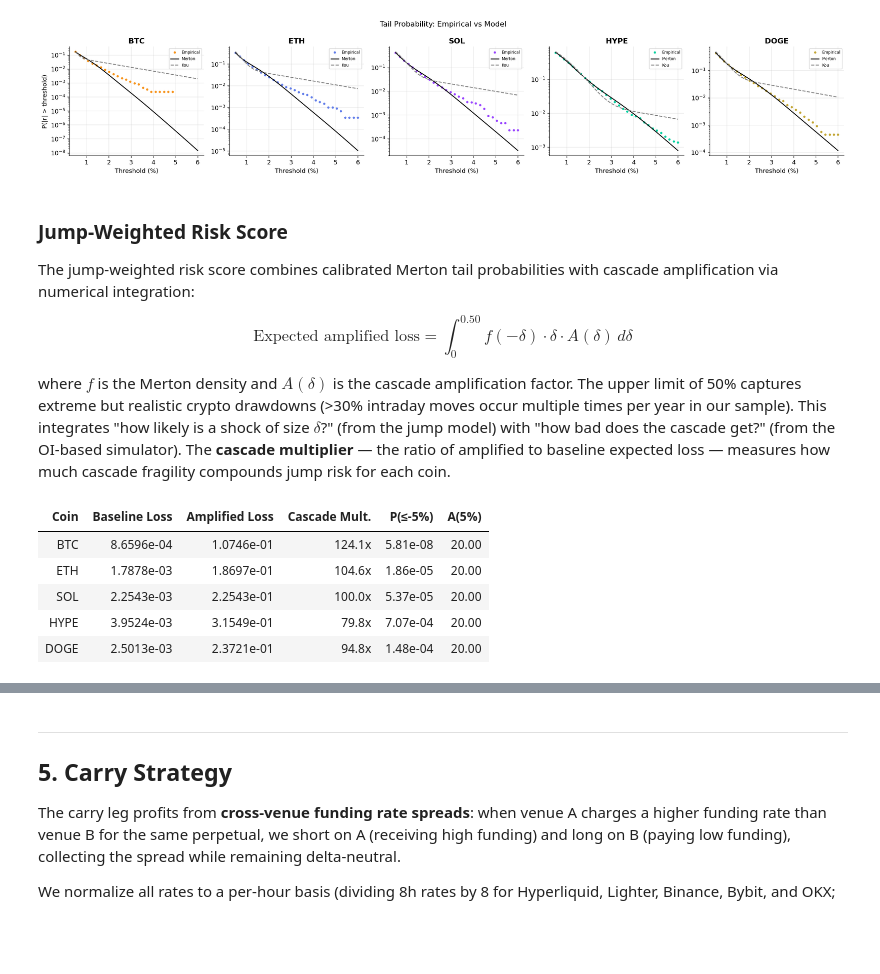
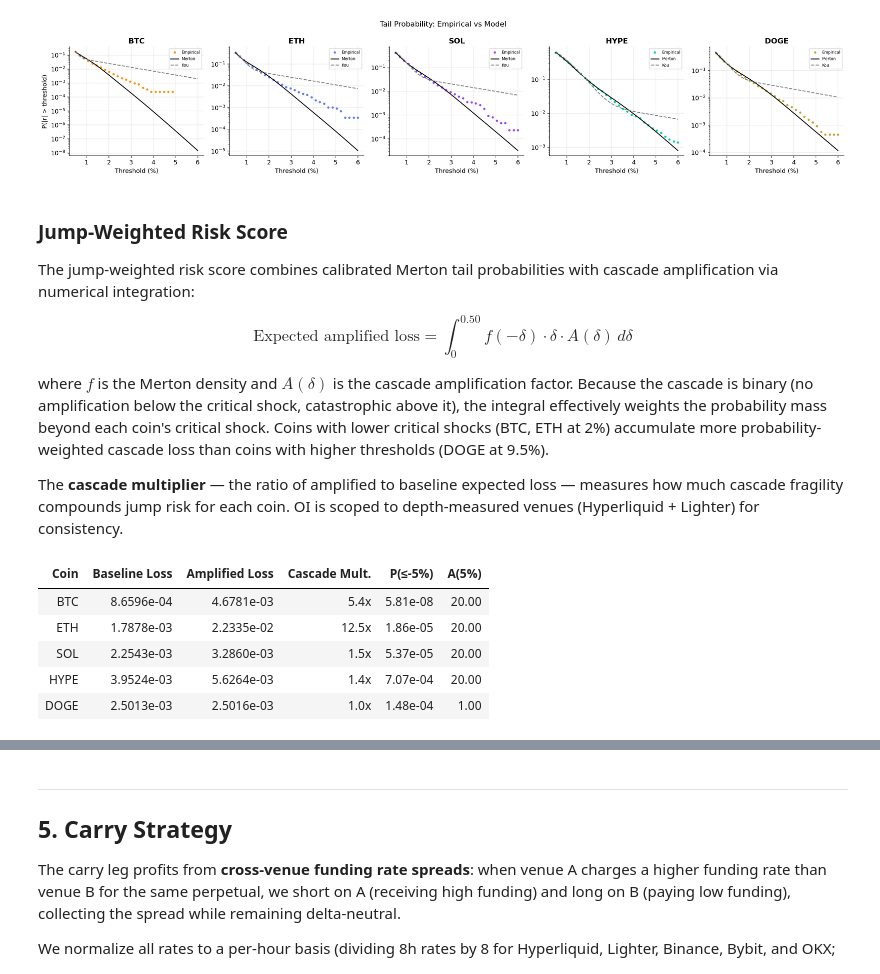
Before and after one commit to 0xknxwledge/group-m-finm33150-final, a Jupyter notebook: notebooks/final.ipynb, the cells around one changed output, grey strips where cells are left out. Saved outputs shown, nothing was run; the diff lists cells and outputs as text; code cells hidden in the pictures; blank space fills up the shorter version.

```diff
--- a/notebooks/final.ipynb
+++ b/notebooks/final.ipynb
@@ -627,41 +623,47 @@ amplification via numerical integration:
 $$\text{Expected amplified loss} = \int_0^{0.50} f(-\delta) \cdot \delta \cdot A(\delta)\, d\delta$$
 
 where $f$ is the Merton density and $A(\delta)$ is the cascade amplification factor.
-The upper limit of 50% captures extreme but realistic crypto drawdowns (>30% intraday
-moves occur multiple times per year in our sample). This integrates "how likely is a shock
-of size $\delta$?" (from the jump model) with "how bad does the cascade get?" (from the
-OI-based simulator). The **cascade multiplier** — the ratio of amplified to baseline
-expected loss — measures how much cascade fragility compounds jump risk for each coin.
+Because the cascade is binary (no amplification below the critical shock, catastrophic above
+it), the integral effectively weights the probability mass beyond each coin's critical shock.
+Coins with lower critical shocks (BTC, ETH at 2%) accumulate more probability-weighted cascade
+loss than coins with higher thresholds (DOGE at 9.5%).
+
+The **cascade multiplier** — the ratio of amplified to baseline expected loss — measures how
+much cascade fragility compounds jump risk for each coin. OI is scoped to depth-measured venues
+(Hyperliquid + Lighter) for consistency.
 # %%
 # Jump-weighted risk with tiered leverage and per-coin measured depth
+# Scoped to venue-matched OI (Hyperliquid + Lighter) for consistency with depth data
 from funding_the_fall.models.risk import jump_weighted_risk_all_coins
 
+oi_for_risk = oi.filter(pl.col("venue").is_in(["hyperliquid", "lighter"]))
+
 jwr = jump_weighted_risk_all_coins(
-    merton_results, oi, dt=1.0,
+    merton_results, oi_for_risk, dt=1.0,
     depth_per_coin=measured_depth, tiered=True,
 )
 
 rows = []
 for coin in COINS:
     if coin not in jwr:
         continue
     r = jwr[coin]
     rows.append({
         "Coin": coin,
         "Baseline Loss": f"{r['baseline_loss']:.4e}",
         "Amplified Loss": f"{r['amplified_loss']:.4e}",
         "Cascade Mult.": f"{r['cascade_multiplier']:.1f}x",
         "P(≤-5%)": f"{r['tail_probability_5pct']:.2e}",
         "A(5%)": f"{r['amplification_at_5pct']:.2f}",
     })
 pd.DataFrame(rows).style.hide(axis="index")
 # %% [output]
 | Coin | Baseline Loss | Amplified Loss | Cascade Mult. | P(≤-5%) | A(5%) |
-| BTC | 8.6596e-04 | 1.0746e-01 | 124.1x | 5.81e-08 | 20.00 |
-| ETH | 1.7878e-03 | 1.8697e-01 | 104.6x | 1.86e-05 | 20.00 |
-| SOL | 2.2543e-03 | 2.2543e-01 | 100.0x | 5.37e-05 | 20.00 |
-| HYPE | 3.9524e-03 | 3.1549e-01 | 79.8x | 7.07e-04 | 20.00 |
-| DOGE | 2.5013e-03 | 2.3721e-01 | 94.8x | 1.48e-04 | 20.00 |
+| BTC | 8.6596e-04 | 4.6781e-03 | 5.4x | 5.81e-08 | 20.00 |
+| ETH | 1.7878e-03 | 2.2335e-02 | 12.5x | 1.86e-05 | 20.00 |
+| SOL | 2.2543e-03 | 3.2860e-03 | 1.5x | 5.37e-05 | 20.00 |
+| HYPE | 3.9524e-03 | 5.6264e-03 | 1.4x | 7.07e-04 | 20.00 |
+| DOGE | 2.5013e-03 | 2.5016e-03 | 1.0x | 1.48e-04 | 1.00 |
 # %% [markdown]
 ---
 ## 4. Liquidation Cascade Simulator
```
Also changed, not shown: parts of 13 cells of this notebook, 2 other files.
